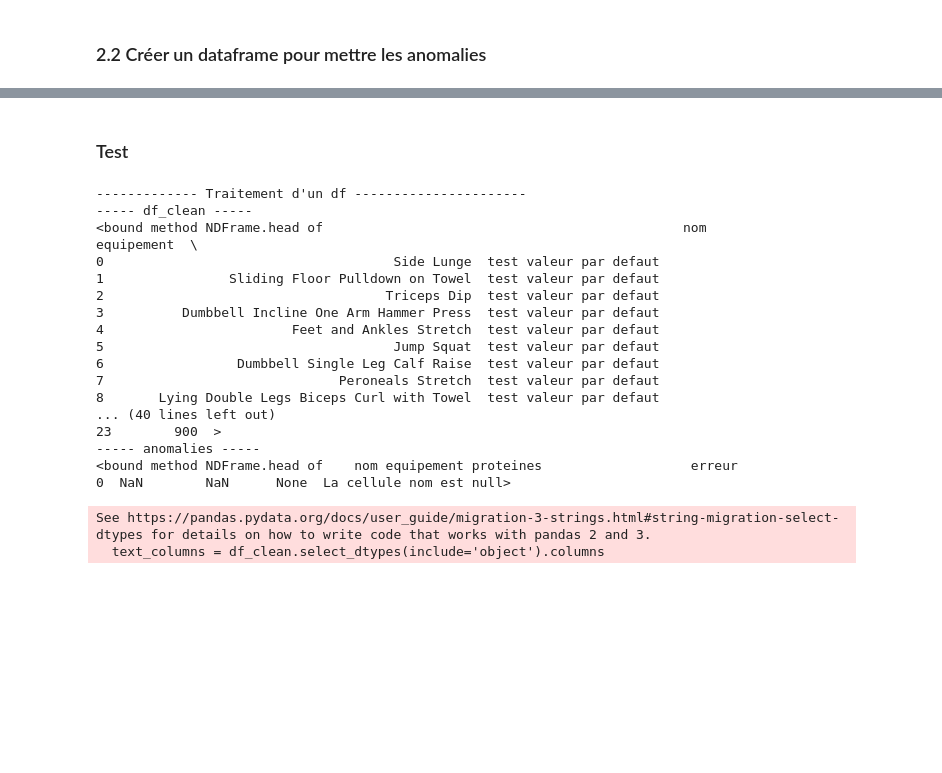
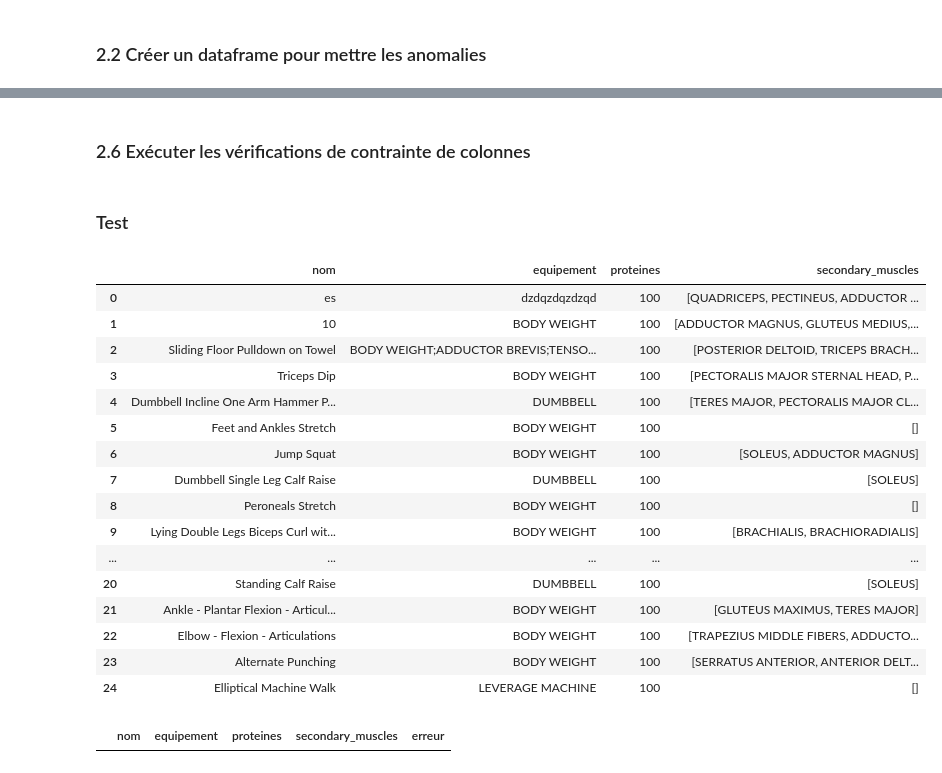
Before and after one commit to HealthAI-Corpo/healthai-etl, a Jupyter notebook: notebooks/02_read_clean.ipynb, the cells around one changed output, grey strips where cells are left out. Cells and saved outputs as stored; diff of their text form; code cells hidden in the pictures; blank space fills up the shorter version.

Commit message:
vérifications en fonction des contraintes des colonnes (V1)

```diff
--- a/notebooks/02_read_clean.ipynb
+++ b/notebooks/02_read_clean.ipynb
@@ -513,6 +540,7 @@ def convert_column_type(
 
     for mapping in mappings:
         col = mapping.colonne_bdd
+
         if col not in df_clean.columns:
             continue
 
@@ -520,11 +548,22 @@ def convert_column_type(
 
         #region --- Étape 1 : conversion selon type de toutes les lignes de la colonne ---
         if mapping.type_donnees == TypeDonnees.INT:
-            converted = pd.to_numeric(series, errors='coerce').astype('Int64')
+            # Conversion simple: numérique -> arrondi 0 décimale -> entier nullable
+            converted = pd.to_numeric(series, errors='coerce').round(0).astype('Int64')
         elif mapping.type_donnees == TypeDonnees.DECIMAL:
             converted = pd.to_numeric(series, errors='coerce')
         elif mapping.type_donnees == TypeDonnees.STRING:
             converted = series.astype(str)
+        elif mapping.type_donnees == TypeDonnees.ARRAY_DELIMITED_JSON:
+            # Convertir les listes en string délimité par ";"
+            separator = ";"
+            converted = series.apply(
+                lambda x: separator.join(map(str, x)) if isinstance(x, list) else str(x)
+            )
+        elif mapping.type_donnees == TypeDonnees.ARRAY_JSON:
+            converted = series.apply(
+                lambda x: json.dumps(x) if isinstance(x, list) else json.dumps([x])
+            )
         elif mapping.type_donnees in [TypeDonnees.DATE, TypeDonnees.TIMESTAMP]:
             converted = pd.to_datetime(series, errors='coerce')
             if mapping.type_donnees == TypeDonnees.DATE:
@@ -549,10 +588,11 @@ def convert_column_type(
             # Convertir valeur par défaut dans le bon type
             try:
                 if mapping.type_donnees == TypeDonnees.INT:
-                    default_value = pd.to_numeric(mapping.valeur_defaut)
+                    # Même logique pour le défaut: numérique -> arrondi -> int
+                    default_value = int(round(float(mapping.valeur_defaut)))
                 elif mapping.type_donnees == TypeDonnees.DECIMAL:
                     default_value = pd.to_numeric(mapping.valeur_defaut)
-                elif mapping.type_donnees == TypeDonnees.STRING:
+                elif mapping.type_donnees in [TypeDonnees.STRING, TypeDonnees.ARRAY_DELIMITED_JSON, TypeDonnees.ARRAY_JSON]:
                     default_value = str(mapping.valeur_defaut)
                 elif mapping.type_donnees in [TypeDonnees.DATE, TypeDonnees.TIMESTAMP]:
                     default_value = pd.to_datetime(mapping.valeur_defaut)
@@ -563,6 +603,8 @@ def convert_column_type(
                 else:
                     default_value = mapping.valeur_defaut
             except Exception:
+                # Mettre à jour les valeurs valides
+                df_clean.loc[~mask_invalid, col] = converted.loc[~mask_invalid]
                 # Valeur par défaut invalide : toutes les lignes invalides deviennent anomalies
                 rows_with_error = df_clean.loc[mask_invalid].copy()
                 rows_with_error["erreur"] = f"La cellule {col} n'est pas convertible et la valeur par défaut '{mapping.valeur_defaut}' est invalide"
@@ -587,5 +629,5 @@ def convert_column_type(
     anomalies.reset_index(drop=True, inplace=True)
 
     return df_clean, anomalies
-# %% [markdown]
-### Test
+# %% [markdown]
+### 2.6 Exécuter les vérifications de contrainte de colonnes
@@ -592,44 +754,49 @@ def convert_column_type(
+# %% [markdown]
+### Test
 # %%
+from IPython.display import display # pour notebook test
+
 pipeline_rules = get_pipelineBDD_TODO()
 pipeline_column_mapping = pipeline_rules.colonnes
 
 dfs_matched_files = get_df_matched_files(pipeline_rules)
 
 for df in dfs_matched_files:
-    print("------------- Traitement d'un df ----------------------")
     df_clean = column_mapper(df, pipeline_column_mapping)
     anomalies = generate_anomaly_dataframe(pipeline_column_mapping)
 
-    # supprime les espaces inutiles
+    # supprime les espaces inutiles des string
     df_clean = clean_txt(df_clean)
 
     # Verifier les valeurs null
     df_clean, anomalies = handle_missing_values(df_clean, anomalies, pipeline_column_mapping)
 
     # Regarder si les colonnes sont convertible dans le type cible
     df_clean, anomalies = convert_column_type(df_clean, anomalies, pipeline_column_mapping)
 
-    print("----- df_clean -----")
-    print(df_clean.head)
-    print("----- anomalies -----")
-    print(anomalies.head)
+    # Vérifier les contraintes métier de colonnes
+    df_clean, anomalies = check_column_constraint(df_clean, anomalies, pipeline_column_mapping)
+
+    # print("----- df_clean FIN -----")
+    display(df_clean)
+    # print("----- anomalies FIN -----")
+    display(anomalies)
 # %% [output]
-------------- Traitement d'un df ----------------------
------ df_clean -----
-<bound method NDFrame.head of                                              nom              equipement  \
-0                                     Side Lunge  test valeur par defaut
-1                Sliding Floor Pulldown on Towel  test valeur par defaut
-2                                    Triceps Dip  test valeur par defaut
-3          Dumbbell Incline One Arm Hammer Press  test valeur par defaut
-4                        Feet and Ankles Stretch  test valeur par defaut
-5                                     Jump Squat  test valeur par defaut
-6                 Dumbbell Single Leg Calf Raise  test valeur par defaut
-7                              Peroneals Stretch  test valeur par defaut
-8       Lying Double Legs Biceps Curl with Towel  test valeur par defaut
-... (40 lines left out)
-23        900  >
------ anomalies -----
-<bound method NDFrame.head of    nom equipement proteines                   erreur
-0  NaN        NaN      None  La cellule nom est null>
-See https://pandas.pydata.org/docs/user_guide/migration-3-strings.html#string-migration-select-dtypes for details on how to write code that works with pandas 2 and 3.
-  text_columns = df_clean.select_dtypes(include='object').columns
+|  | nom | equipement | proteines | secondary_muscles |
+| 0 | es | dzdqzdqzdzqd | 100 | [QUADRICEPS, PECTINEUS, ADDUCTOR ... |
+| 1 | 10 | BODY WEIGHT | 100 | [ADDUCTOR MAGNUS, GLUTEUS MEDIUS,... |
+| 2 | Sliding Floor Pulldown on Towel | BODY WEIGHT;ADDUCTOR BREVIS;TENSO... | 100 | [POSTERIOR DELTOID, TRICEPS BRACH... |
+| 3 | Triceps Dip | BODY WEIGHT | 100 | [PECTORALIS MAJOR STERNAL HEAD, P... |
+| 4 | Dumbbell Incline One Arm Hammer P... | DUMBBELL | 100 | [TERES MAJOR, PECTORALIS MAJOR CL... |
+| 5 | Feet and Ankles Stretch | BODY WEIGHT | 100 | [] |
+| 6 | Jump Squat | BODY WEIGHT | 100 | [SOLEUS, ADDUCTOR MAGNUS] |
+| 7 | Dumbbell Single Leg Calf Raise | DUMBBELL | 100 | [SOLEUS] |
+| 8 | Peroneals Stretch | BODY WEIGHT | 100 | [] |
+| 9 | Lying Double Legs Biceps Curl wit... | BODY WEIGHT | 100 | [BRACHIALIS, BRACHIORADIALIS] |
+| ... | ... | ... | ... | ... |
+| 20 | Standing Calf Raise | DUMBBELL | 100 | [SOLEUS] |
+| 21 | Ankle - Plantar Flexion - Articul... | BODY WEIGHT | 100 | [GLUTEUS MAXIMUS, TERES MAJOR] |
+| 22 | Elbow - Flexion - Articulations | BODY WEIGHT | 100 | [TRAPEZIUS MIDDLE FIBERS, ADDUCTO... |
+| 23 | Alternate Punching | BODY WEIGHT | 100 | [SERRATUS ANTERIOR, ANTERIOR DELT... |
+| 24 | Elliptical Machine Walk | LEVERAGE MACHINE | 100 | [] |
+|  | nom | equipement | proteines | secondary_muscles | erreur |
```
Also changed, not shown: parts of 8 cells of this notebook, 1 other file.
